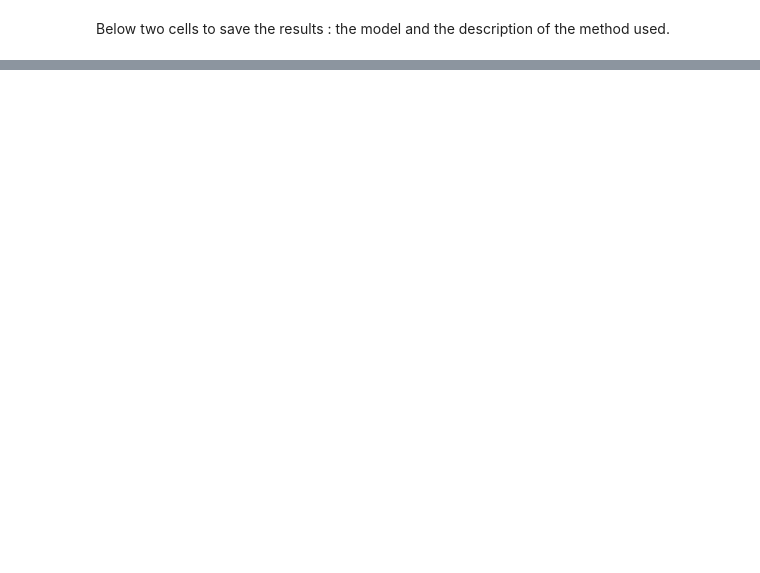
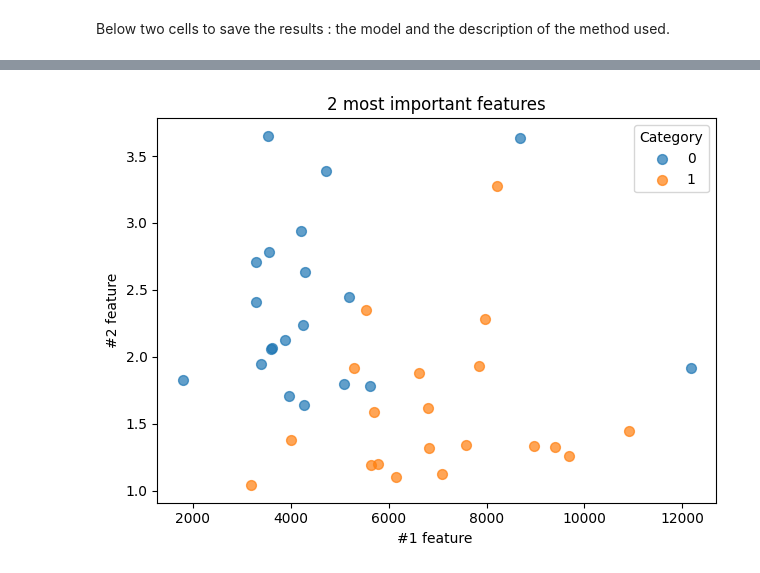
Before and after one commit to Loudwig/CardiacPathoPrediction, a Jupyter notebook: main.ipynb, the cells around one changed output, grey strips where cells are left out. Saved outputs shown, nothing was run; the diff lists cells and outputs as text; code cells hidden in the pictures; blank space fills up the shorter version.

```diff
--- a/main.ipynb
+++ b/main.ipynb
@@ -212,0 +507,22 @@ informationDict = {
+# %%
+import matplotlib.pyplot as plt
+
+
+df_binary = X_binary.copy()
+# if y is a Series:
+df_binary['category'] = y_binary
+# if y is a single‐column DataFrame instead, use:
+# df['category'] = y['category_column_name']
+
+# --- Option A: matplotlib only ---
+fig, ax = plt.subplots()
+for cat, sub in df_binary.groupby('category'):
+    ax.scatter(sub["ED_LV_vol"], sub['ED_RV_vol_div_ES_RV_vol'], label=cat, s=50, alpha=0.7)
+ax.set_xlabel('#1 feature ')
+ax.set_ylabel('#2 feature')
+ax.set_title('2 most important features')
+ax.legend(title='Category')
+plt.tight_layout()
+plt.show()
+# %% [output]
+[figure, added]
```
Also changed, not shown: parts of 26 cells of this notebook, 22 other files.
